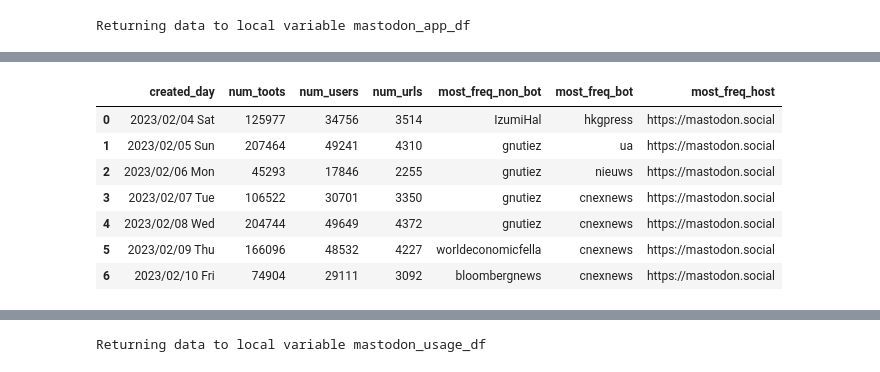
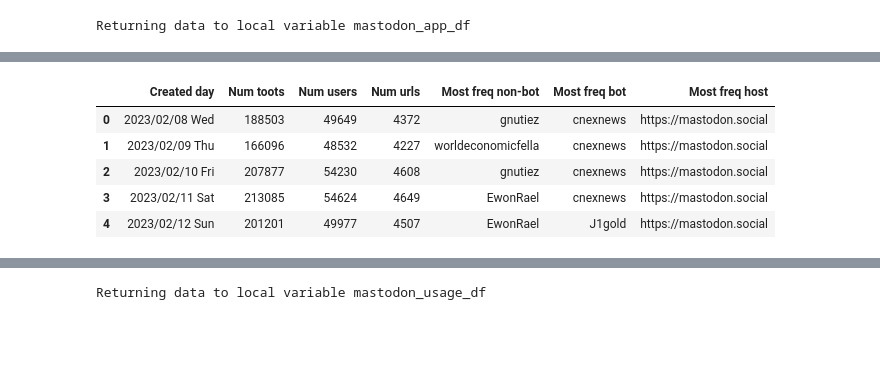
Before and after one commit to saubury/mastodon-stream, a Jupyter notebook: notebooks/mastodon-analysis.ipynb, the cells around one changed output, grey strips where cells are left out. Cells and saved outputs as stored; diff of their text form; code cells hidden in the pictures; blank space fills up the shorter version.

```diff
--- a/notebooks/mastodon-analysis.ipynb
+++ b/notebooks/mastodon-analysis.ipynb
@@ -100,25 +80,24 @@ sns.countplot(data=mastodon_app_df, y="app", order=mastodon_app_df.app.value_cou
 # %%
 %%sql
-select strftime(created_tz, '%Y/%m/%d %a') as created_day
-, count(*) as num_toots
-, count(distinct(username)) as num_users
-, count(distinct(from_instance)) as num_urls
-, mode(case when bot='False' then username end) as most_freq_non_bot
-, mode(case when bot='True' then username end) as most_freq_bot
-, mode(base_url) as most_freq_host
+select strftime(created_tz, '%Y/%m/%d %a') as "Created day"
+, count(*) as "Num toots"
+, count(distinct(username)) as "Num users"
+, count(distinct(from_instance)) as "Num urls"
+, mode(case when bot='False' then username end) as "Most freq non-bot"
+, mode(case when bot='True' then username end) as "Most freq bot"
+, mode(base_url) as "Most freq host"
 from mastodon_toot
+where created_tz between TIMESTAMP '2023-02-07 13:00:00' and TIMESTAMP '2023-02-12 12:59:59'
 group by 1
 order by 1
 ;
 # %% [output]
-|  | created_day | num_toots | num_users | num_urls | most_freq_non_bot | most_freq_bot | most_freq_host |
-| 0 | 2023/02/04 Sat | 125977 | 34756 | 3514 | IzumiHal | hkgpress | https://mastodon.social |
-| 1 | 2023/02/05 Sun | 207464 | 49241 | 4310 | gnutiez | ua | https://mastodon.social |
-| 2 | 2023/02/06 Mon | 45293 | 17846 | 2255 | gnutiez | nieuws | https://mastodon.social |
-| 3 | 2023/02/07 Tue | 106522 | 30701 | 3350 | gnutiez | cnexnews | https://mastodon.social |
-| 4 | 2023/02/08 Wed | 204744 | 49649 | 4372 | gnutiez | cnexnews | https://mastodon.social |
-| 5 | 2023/02/09 Thu | 166096 | 48532 | 4227 | worldeconomicfella | cnexnews | https://mastodon.social |
-| 6 | 2023/02/10 Fri | 74904 | 29111 | 3092 | bloombergnews | cnexnews | https://mastodon.social |
+|  | Created day | Num toots | Num users | Num urls | Most freq non-bot | Most freq bot | Most freq host |
+| 0 | 2023/02/08 Wed | 188503 | 49649 | 4372 | gnutiez | cnexnews | https://mastodon.social |
+| 1 | 2023/02/09 Thu | 166096 | 48532 | 4227 | worldeconomicfella | cnexnews | https://mastodon.social |
+| 2 | 2023/02/10 Fri | 207877 | 54230 | 4608 | gnutiez | cnexnews | https://mastodon.social |
+| 3 | 2023/02/11 Sat | 213085 | 54624 | 4649 | EwonRael | cnexnews | https://mastodon.social |
+| 4 | 2023/02/12 Sun | 201201 | 49977 | 4507 | EwonRael | J1gold | https://mastodon.social |
 # %%
 %%sql
 select username
```
Also changed, not shown: parts of 9 cells of this notebook, 8 other files.
